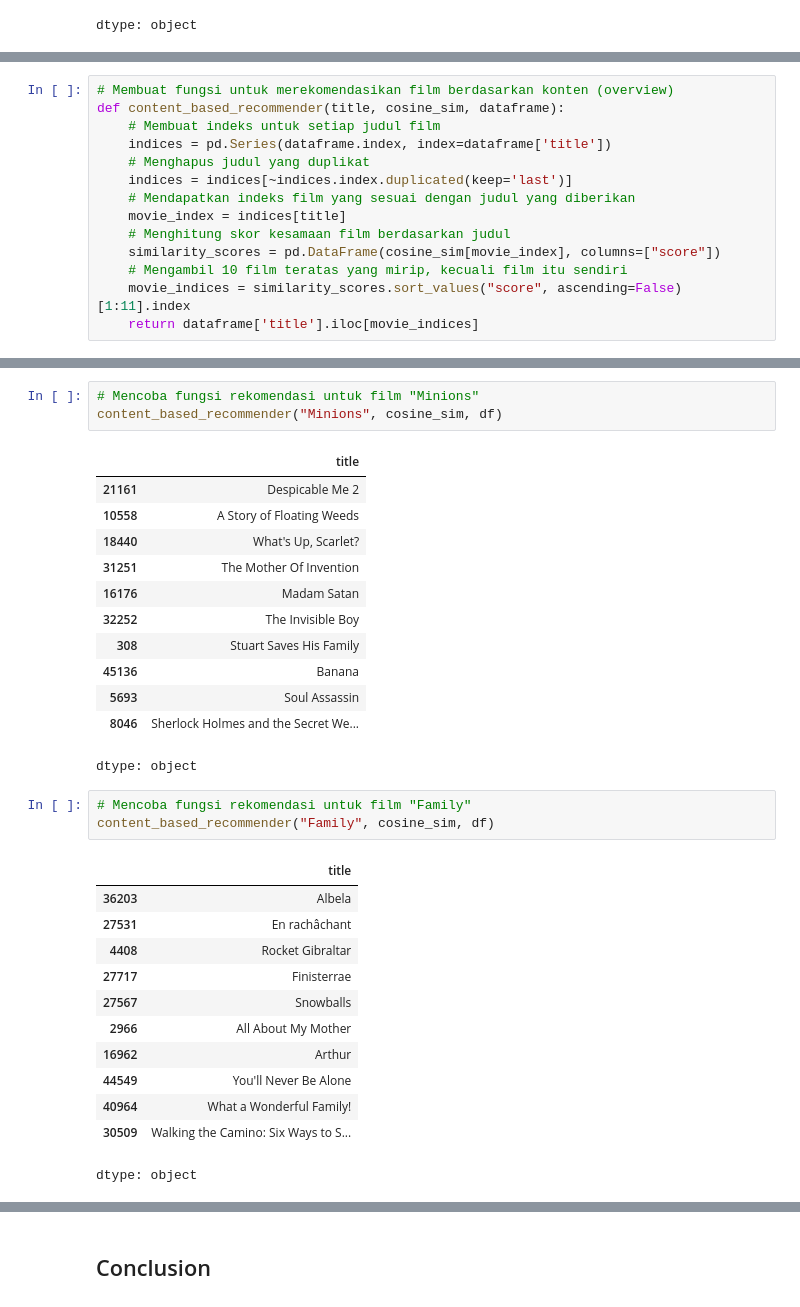
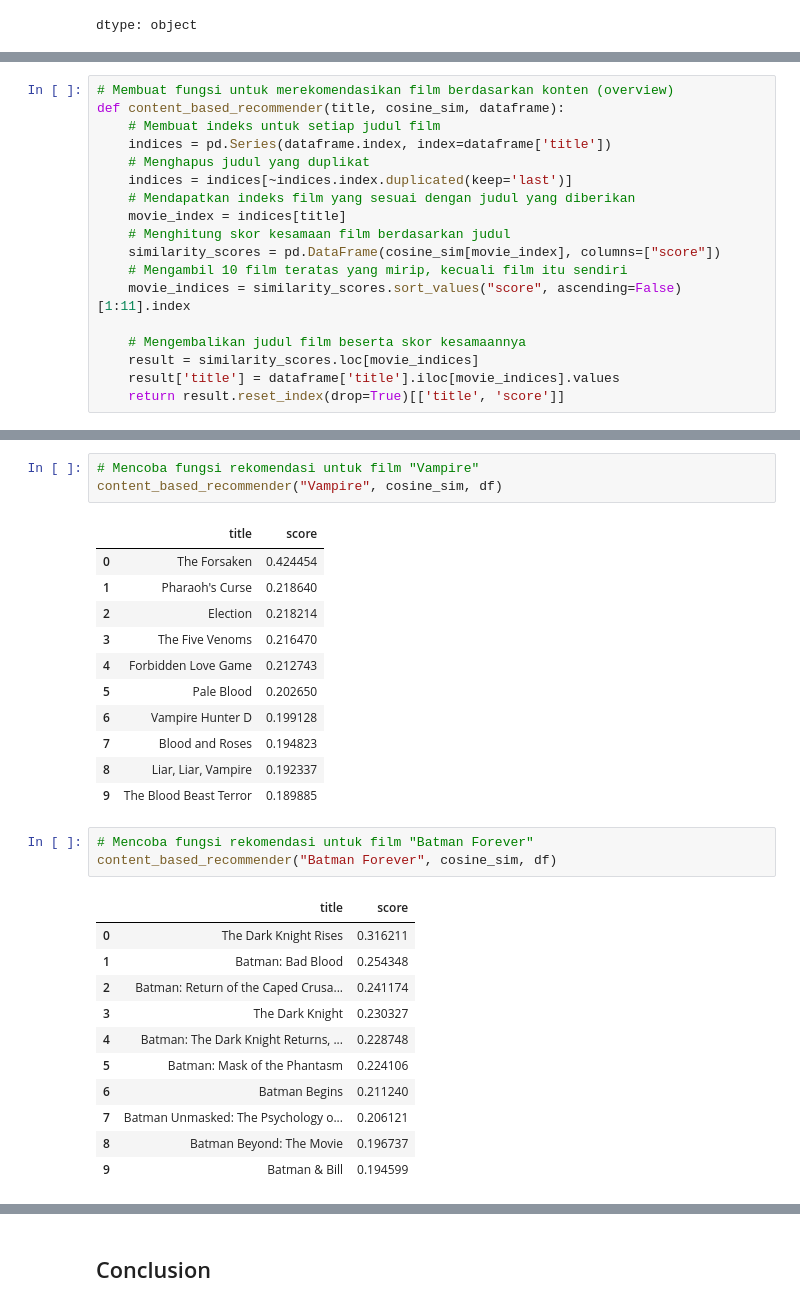
Before and after one commit to AldiPutra24/Machine-Learning-Terapan, a Jupyter notebook: Recommendation System/Recommendation_System.ipynb, the cells around one changed output, grey strips where cells are left out. Drawn from its saved outputs; the diff is of its cells as text.

```diff
--- a/Recommendation System/Recommendation_System.ipynb
+++ b/Recommendation System/Recommendation_System.ipynb
@@ -227,4 +267,8 @@ def content_based_recommender(title, cosine_sim, dataframe):
     similarity_scores = pd.DataFrame(cosine_sim[movie_index], columns=["score"])
     # Mengambil 10 film teratas yang mirip, kecuali film itu sendiri
     movie_indices = similarity_scores.sort_values("score", ascending=False)[1:11].index
-    return dataframe['title'].iloc[movie_indices]
+
+    # Mengembalikan judul film beserta skor kesamaannya
+    result = similarity_scores.loc[movie_indices]
+    result['title'] = dataframe['title'].iloc[movie_indices].values
+    return result.reset_index(drop=True)[['title', 'score']]
@@ -231,32 +292,30 @@ def content_based_recommender(title, cosine_sim, dataframe):
 # %%
-# Mencoba fungsi rekomendasi untuk film "Minions"
-content_based_recommender("Minions", cosine_sim, df)
+# Mencoba fungsi rekomendasi untuk film "Vampire"
+content_based_recommender("Vampire", cosine_sim, df)
 # %% [output]
-|  | title |
-| 21161 | Despicable Me 2 |
-| 10558 | A Story of Floating Weeds |
-| 18440 | What's Up, Scarlet? |
-| 31251 | The Mother Of Invention |
-| 16176 | Madam Satan |
-| 32252 | The Invisible Boy |
-| 308 | Stuart Saves His Family |
-| 45136 | Banana |
-| 5693 | Soul Assassin |
-| 8046 | Sherlock Holmes and the Secret We... |
+|  | title | score |
+| 0 | The Forsaken | 0.424454 |
+| 1 | Pharaoh's Curse | 0.218640 |
+| 2 | Election | 0.218214 |
+| 3 | The Five Venoms | 0.216470 |
+| 4 | Forbidden Love Game | 0.212743 |
+| 5 | Pale Blood | 0.202650 |
+| 6 | Vampire Hunter D | 0.199128 |
+| 7 | Blood and Roses | 0.194823 |
+| 8 | Liar, Liar, Vampire | 0.192337 |
+| 9 | The Blood Beast Terror | 0.189885 |
-dtype: object
 # %%
-# Mencoba fungsi rekomendasi untuk film "Family"
-content_based_recommender("Family", cosine_sim, df)
+# Mencoba fungsi rekomendasi untuk film "Batman Forever"
+content_based_recommender("Batman Forever", cosine_sim, df)
 # %% [output]
-|  | title |
-| 36203 | Albela |
-| 27531 | En rachâchant |
-| 4408 | Rocket Gibraltar |
-| 27717 | Finisterrae |
-| 27567 | Snowballs |
-| 2966 | All About My Mother |
-| 16962 | Arthur |
-| 44549 | You'll Never Be Alone |
-| 40964 | What a Wonderful Family! |
-| 30509 | Walking the Camino: Six Ways to S... |
+|  | title | score |
+| 0 | The Dark Knight Rises | 0.316211 |
+| 1 | Batman: Bad Blood | 0.254348 |
+| 2 | Batman: Return of the Caped Crusa... | 0.241174 |
+| 3 | The Dark Knight | 0.230327 |
+| 4 | Batman: The Dark Knight Returns, ... | 0.228748 |
+| 5 | Batman: Mask of the Phantasm | 0.224106 |
+| 6 | Batman Begins | 0.211240 |
+| 7 | Batman Unmasked: The Psychology o... | 0.206121 |
+| 8 | Batman Beyond: The Movie | 0.196737 |
+| 9 | Batman & Bill | 0.194599 |
-dtype: object
```
Also changed, not shown: parts of 23 cells of this notebook, 2 other files.
